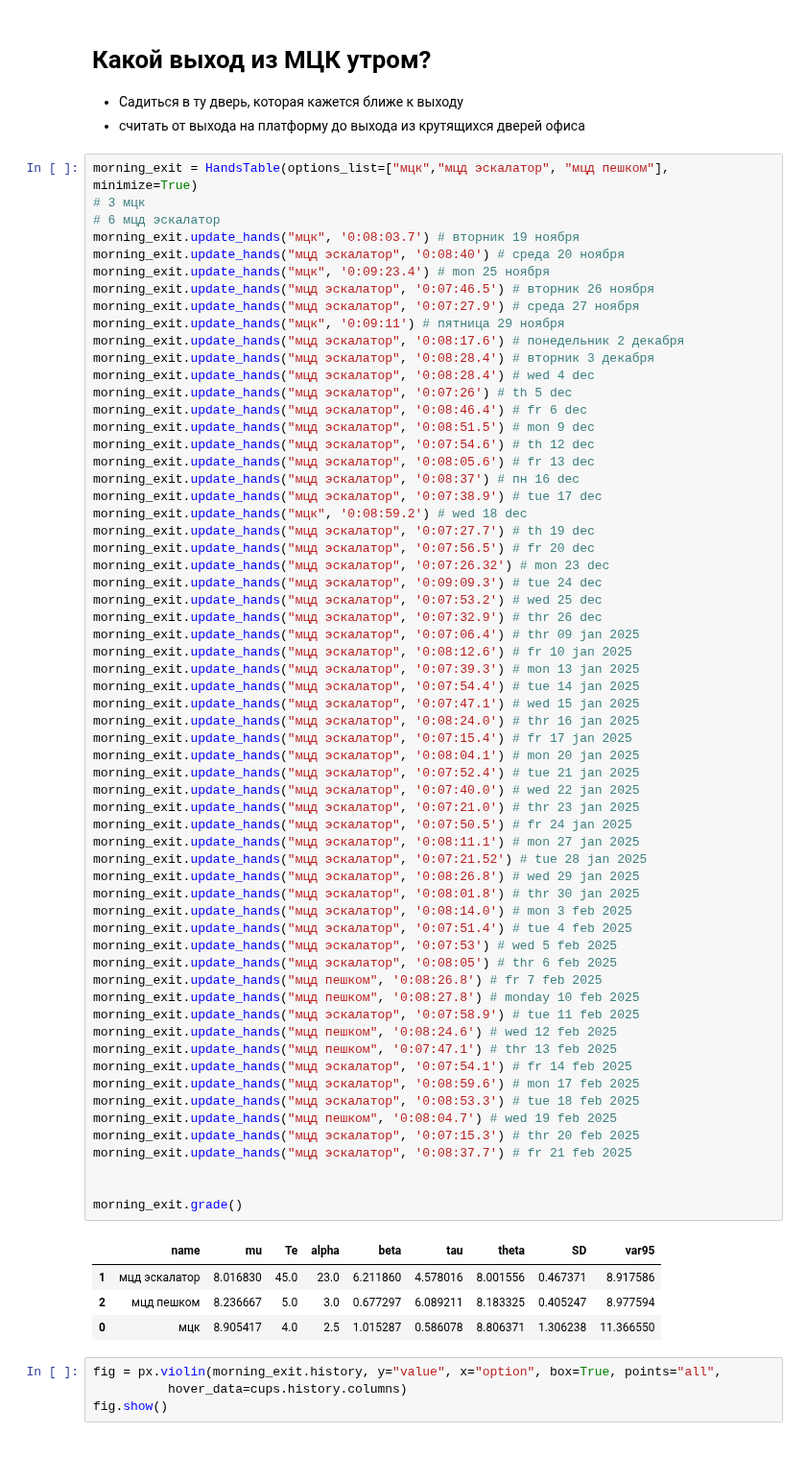
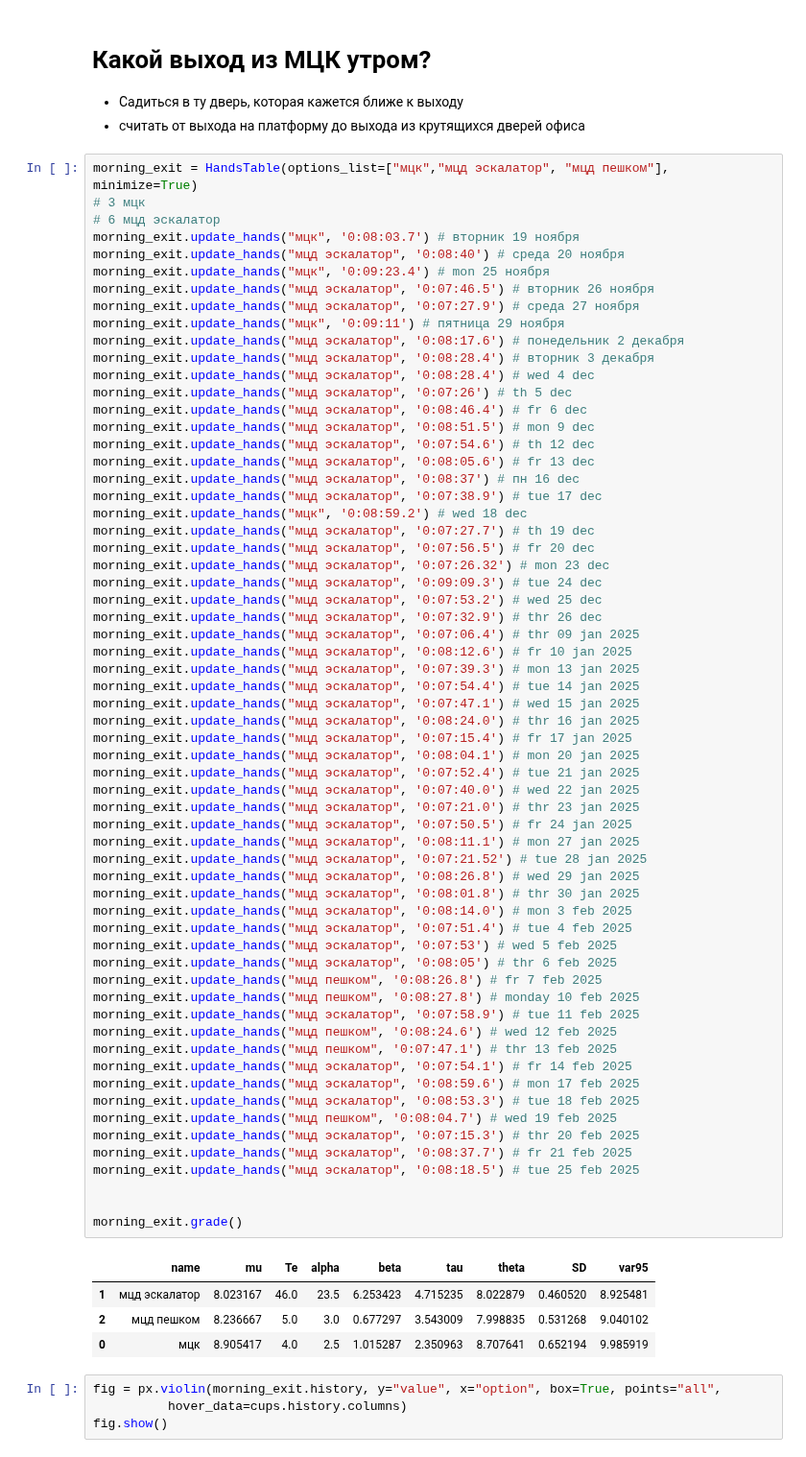
Before and after one commit to ksetdekov/trip_choice_optimizer, a Jupyter notebook: coffee-amount-optimization.ipynb, the cells around one changed output. Shown at 96% size. Drawn from its saved outputs; the diff is of its cells as text.

```diff
--- a/coffee-amount-optimization.ipynb
+++ b/coffee-amount-optimization.ipynb
@@ -342,36 +343,37 @@ morning_exit.update_hands("мцд эскалатор", '0:08:24.0') # thr 16 jan
 morning_exit.update_hands("мцд эскалатор", '0:07:15.4') # fr 17 jan 2025
 morning_exit.update_hands("мцд эскалатор", '0:08:04.1') # mon 20 jan 2025
 morning_exit.update_hands("мцд эскалатор", '0:07:52.4') # tue 21 jan 2025
 morning_exit.update_hands("мцд эскалатор", '0:07:40.0') # wed 22 jan 2025
 morning_exit.update_hands("мцд эскалатор", '0:07:21.0') # thr 23 jan 2025
 morning_exit.update_hands("мцд эскалатор", '0:07:50.5') # fr 24 jan 2025
 morning_exit.update_hands("мцд эскалатор", '0:08:11.1') # mon 27 jan 2025
 morning_exit.update_hands("мцд эскалатор", '0:07:21.52') # tue 28 jan 2025
 morning_exit.update_hands("мцд эскалатор", '0:08:26.8') # wed 29 jan 2025
 morning_exit.update_hands("мцд эскалатор", '0:08:01.8') # thr 30 jan 2025
 morning_exit.update_hands("мцд эскалатор", '0:08:14.0') # mon 3 feb 2025
 morning_exit.update_hands("мцд эскалатор", '0:07:51.4') # tue 4 feb 2025
 morning_exit.update_hands("мцд эскалатор", '0:07:53') # wed 5 feb 2025
 morning_exit.update_hands("мцд эскалатор", '0:08:05') # thr 6 feb 2025
 morning_exit.update_hands("мцд пешком", '0:08:26.8') # fr 7 feb 2025
 morning_exit.update_hands("мцд пешком", '0:08:27.8') # monday 10 feb 2025
 morning_exit.update_hands("мцд эскалатор", '0:07:58.9') # tue 11 feb 2025
 morning_exit.update_hands("мцд пешком", '0:08:24.6') # wed 12 feb 2025
 morning_exit.update_hands("мцд пешком", '0:07:47.1') # thr 13 feb 2025
 morning_exit.update_hands("мцд эскалатор", '0:07:54.1') # fr 14 feb 2025
 morning_exit.update_hands("мцд эскалатор", '0:08:59.6') # mon 17 feb 2025
 morning_exit.update_hands("мцд эскалатор", '0:08:53.3') # tue 18 feb 2025
 morning_exit.update_hands("мцд пешком", '0:08:04.7') # wed 19 feb 2025
 morning_exit.update_hands("мцд эскалатор", '0:07:15.3') # thr 20 feb 2025
 morning_exit.update_hands("мцд эскалатор", '0:08:37.7') # fr 21 feb 2025
+morning_exit.update_hands("мцд эскалатор", '0:08:18.5') # tue 25 feb 2025
 
 
 morning_exit.grade()
 # %% [output]
 |  | name | mu | Te | alpha | beta | tau | theta | SD | var95 |
-| 1 | мцд эскалатор | 8.016830 | 45.0 | 23.0 | 6.211860 | 4.578016 | 8.001556 | 0.467371 | 8.917586 |
-| 2 | мцд пешком | 8.236667 | 5.0 | 3.0 | 0.677297 | 6.089211 | 8.183325 | 0.405247 | 8.977594 |
-| 0 | мцк | 8.905417 | 4.0 | 2.5 | 1.015287 | 0.586078 | 8.806371 | 1.306238 | 11.366550 |
+| 1 | мцд эскалатор | 8.023167 | 46.0 | 23.5 | 6.253423 | 4.715235 | 8.022879 | 0.460520 | 8.925481 |
+| 2 | мцд пешком | 8.236667 | 5.0 | 3.0 | 0.677297 | 3.543009 | 7.998835 | 0.531268 | 9.040102 |
+| 0 | мцк | 8.905417 | 4.0 | 2.5 | 1.015287 | 2.350963 | 8.707641 | 0.652194 | 9.985919 |
 # %%
 fig = px.violin(morning_exit.history, y="value", x="option", box=True, points="all",
           hover_data=cups.history.columns)
```
Also changed, not shown: parts of 4 cells of this notebook.
